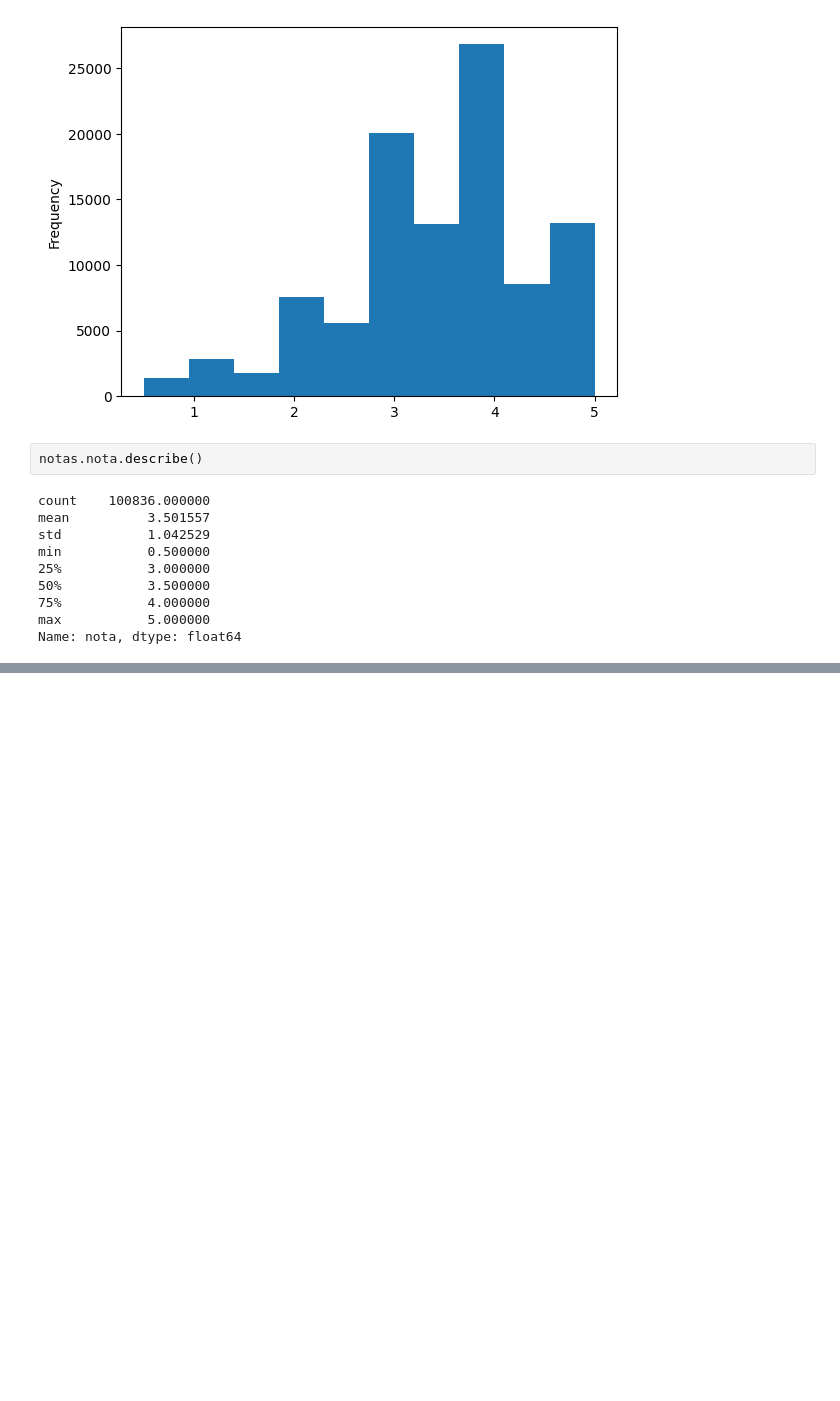
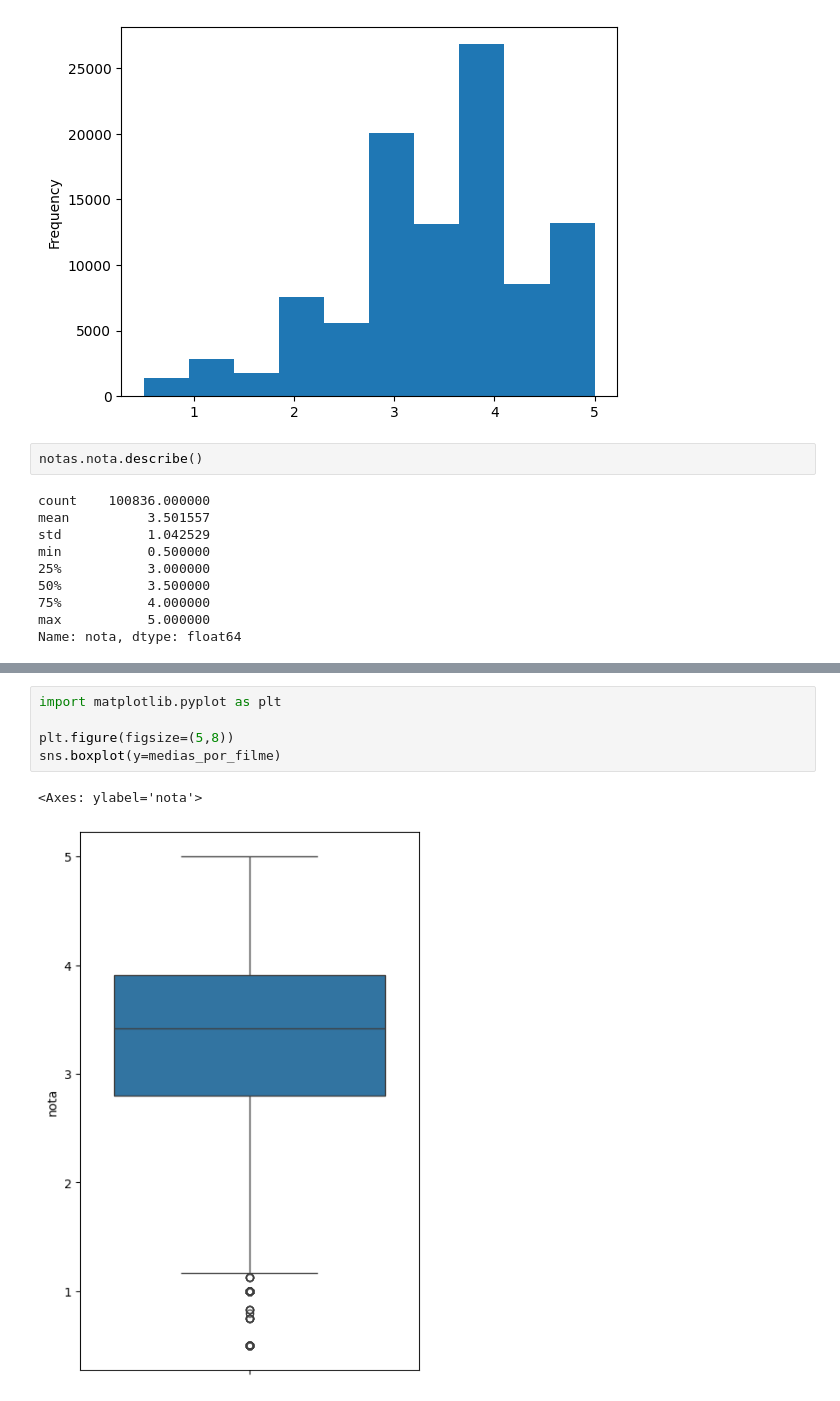
Before and after one commit to andrmateus/alura-data-science, a Jupyter notebook: Analise e Visualizacao de Dados/Introdução a Data Science.ipynb, the cells around one changed output, grey strips where cells are left out. Saved outputs shown, nothing was run; the diff lists cells and outputs as text; blank space fills up the shorter version.

```diff
--- a/Analise e Visualizacao de Dados/Introdução a Data Science.ipynb
+++ b/Analise e Visualizacao de Dados/Introdução a Data Science.ipynb
@@ -91,0 +123,8 @@ notas.query("filmeId==1").nota.mean()
+# %%
+import matplotlib.pyplot as plt
+
+plt.figure(figsize=(5,8))
+sns.boxplot(y=medias_por_filme)
+# %% [output]
+<Axes: ylabel='nota'>
+[figure, added]
```
Also changed, not shown: parts of 46 cells of this notebook, 1 other file.
